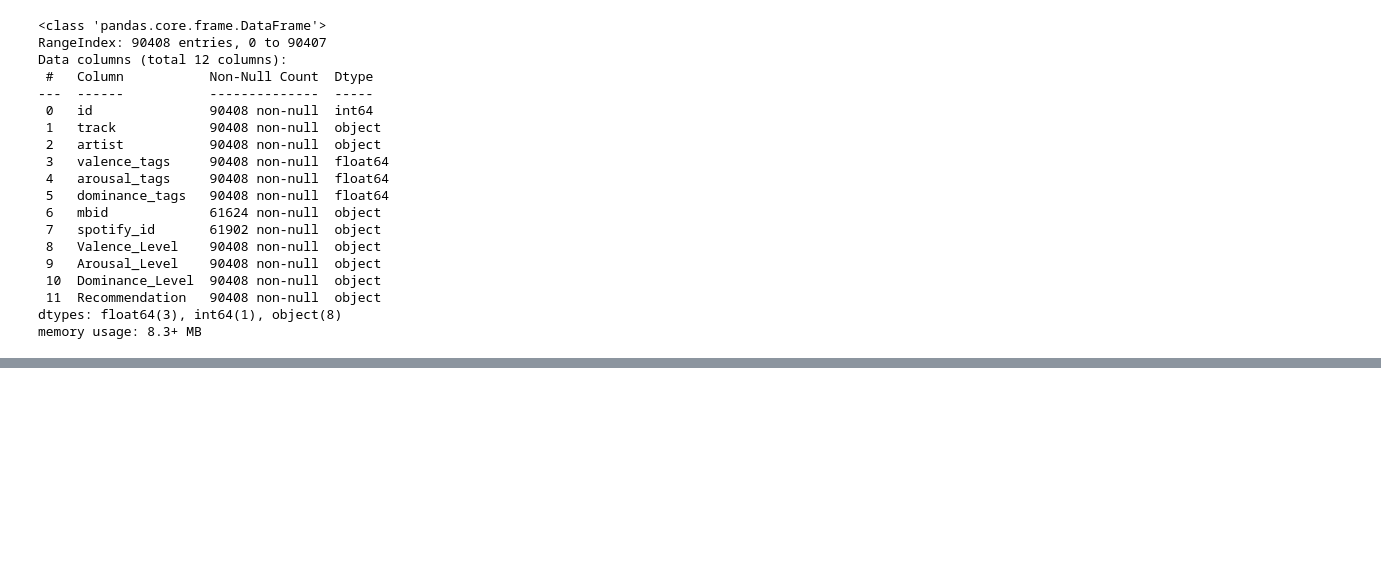
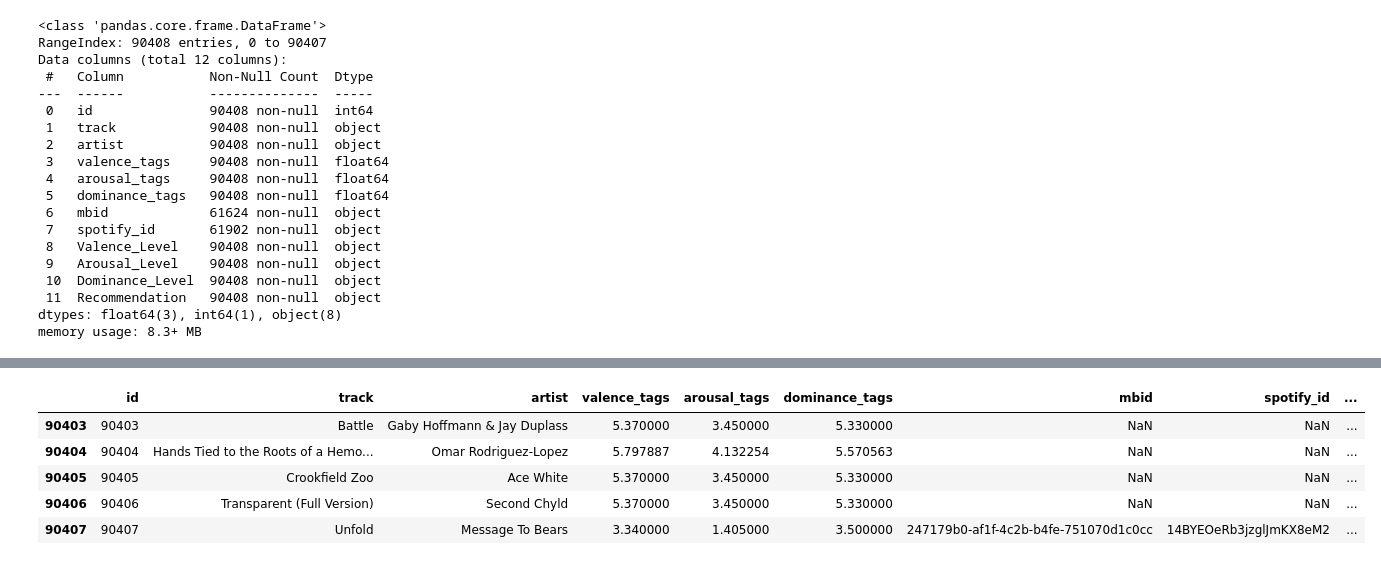
Before and after one commit to Shivdevshukla/Mood-Based-Music-recommendation-system, a Jupyter notebook: dsanalysis.ipynb, the cells around one changed output, grey strips where cells are left out. Cells and saved outputs as stored; diff of their text form; code cells hidden in the pictures; blank space fills up the shorter version.

```diff
--- a/dsanalysis.ipynb
+++ b/dsanalysis.ipynb
@@ -385,0 +409,9 @@ Name: count, dtype: int64
+# %%
+df5.tail()
+# %% [output]
+|  | id | track | artist | valence_tags | arousal_tags | dominance_tags | mbid | spotify_id | ... |
+| 90403 | 90403 | Battle | Gaby Hoffmann & Jay Duplass | 5.370000 | 3.450000 | 5.330000 | NaN | NaN | ... |
+| 90404 | 90404 | Hands Tied to the Roots of a Hemo... | Omar Rodriguez-Lopez | 5.797887 | 4.132254 | 5.570563 | NaN | NaN | ... |
+| 90405 | 90405 | Crookfield Zoo | Ace White | 5.370000 | 3.450000 | 5.330000 | NaN | NaN | ... |
+| 90406 | 90406 | Transparent (Full Version) | Second Chyld | 5.370000 | 3.450000 | 5.330000 | NaN | NaN | ... |
+| 90407 | 90407 | Unfold | Message To Bears | 3.340000 | 1.405000 | 3.500000 | 247179b0-af1f-4c2b-b4fe-751070d1c0cc | 14BYEOeRb3jzglJmKX8eM2 | ... |
```
Also changed, not shown: parts of 11 cells of this notebook, 5 other files.
